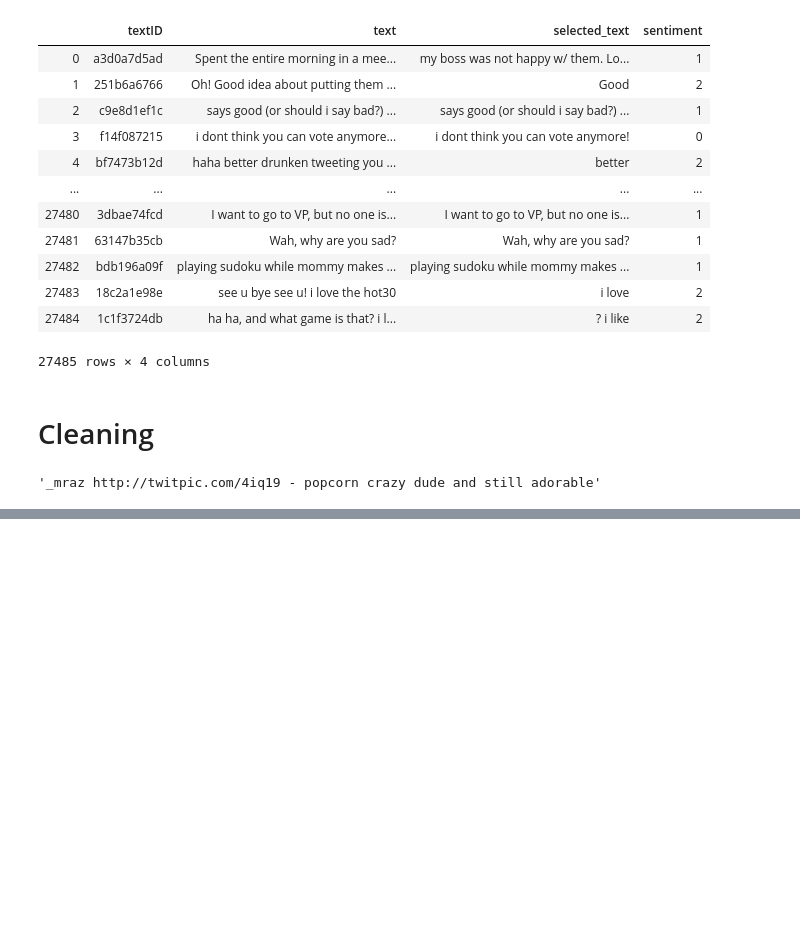
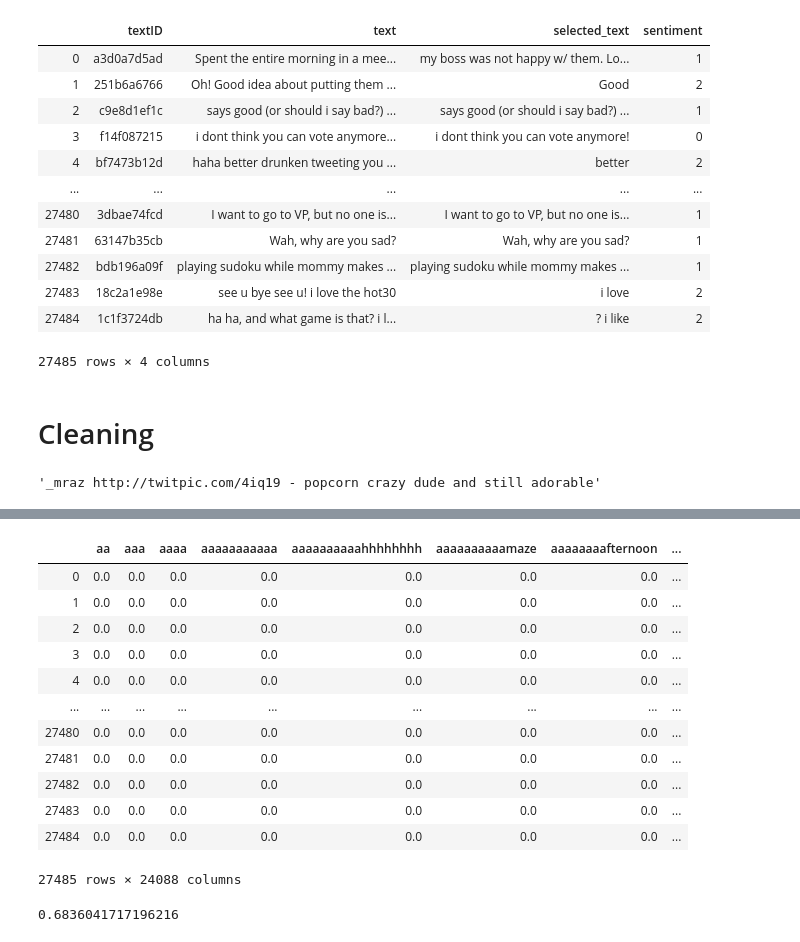
Before and after one commit to FreedomVAce/Tweet_Sentiment_Extraction, a Jupyter notebook: tweet_sentiment_extraction.ipynb, the cells around one changed output, grey strips where cells are left out. Cells and saved outputs as stored; diff of their text form; code cells hidden in the pictures; blank space fills up the shorter version.

```diff
--- a/tweet_sentiment_extraction.ipynb
+++ b/tweet_sentiment_extraction.ipynb
@@ -239,0 +260,20 @@ plt.show()
+# %%
+tfidf = TfidfVectorizer().fit(train["clean_text"])
+X_train = tfidf.transform(train["clean_text"])
+my_df = pd.DataFrame(columns=tfidf.get_feature_names(), data=X_train.toarray())
+# %%
+my_df
+# %% [output]
+|  | aa | aaa | aaaa | aaaaaaaaaaa | aaaaaaaaaahhhhhhhh | aaaaaaaaaamaze | aaaaaaaafternoon | ... |
+| 0 | 0.0 | 0.0 | 0.0 | 0.0 | 0.0 | 0.0 | 0.0 | ... |
+| 1 | 0.0 | 0.0 | 0.0 | 0.0 | 0.0 | 0.0 | 0.0 | ... |
+| 2 | 0.0 | 0.0 | 0.0 | 0.0 | 0.0 | 0.0 | 0.0 | ... |
+| 3 | 0.0 | 0.0 | 0.0 | 0.0 | 0.0 | 0.0 | 0.0 | ... |
+| 4 | 0.0 | 0.0 | 0.0 | 0.0 | 0.0 | 0.0 | 0.0 | ... |
+| ... | ... | ... | ... | ... | ... | ... | ... | ... |
+| 27480 | 0.0 | 0.0 | 0.0 | 0.0 | 0.0 | 0.0 | 0.0 | ... |
+| 27481 | 0.0 | 0.0 | 0.0 | 0.0 | 0.0 | 0.0 | 0.0 | ... |
+| 27482 | 0.0 | 0.0 | 0.0 | 0.0 | 0.0 | 0.0 | 0.0 | ... |
+| 27483 | 0.0 | 0.0 | 0.0 | 0.0 | 0.0 | 0.0 | 0.0 | ... |
+| 27484 | 0.0 | 0.0 | 0.0 | 0.0 | 0.0 | 0.0 | 0.0 | ... |
+27485 rows × 24088 columns
@@ -239,0 +287,14 @@ plt.show()
+# %%
+from sklearn.linear_model import LogisticRegression
+from sklearn.preprocessing import StandardScaler
+
+#scaler = StandardScaler().fit(X_train)
+#X_scaled_test = scaler.transform(X_test)
+#X_scaled_train = scaler.transform(X_train)
+
+
+logreg = LogisticRegression()
+logreg.fit(X_train, y_train)
+logreg.score(X_test,y_test)
+# %% [output]
+0.6836041717196216
```
Also changed, not shown: parts of 36 cells of this notebook.
